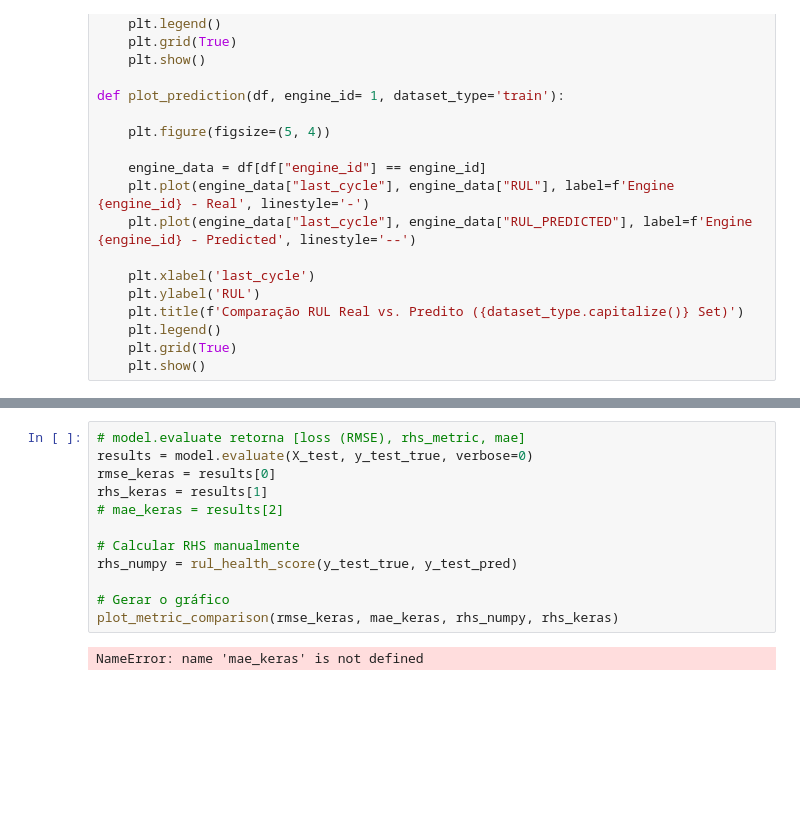
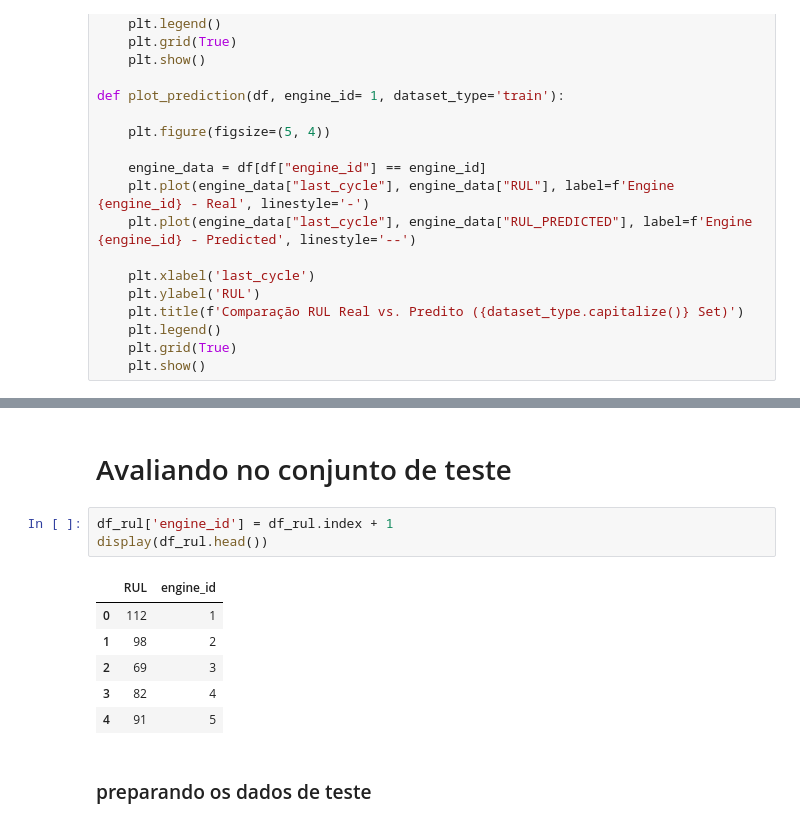
Before and after one commit to daviseemann/turbofan-rul-prediction-cmapss, a Jupyter notebook: notebooks/MLP-2.ipynb, the cells around one changed output, grey strips where cells are left out. Cells and saved outputs as stored; diff of their text form; blank space fills up the shorter version.

```diff
--- a/notebooks/MLP-2.ipynb
+++ b/notebooks/MLP-2.ipynb
@@ -521,14 +447,14 @@ def plot_metric_comparison(rmse_keras, mae_keras, rhs_numpy, rhs_keras):
-# %%
-# model.evaluate retorna [loss (RMSE), rhs_metric, mae]
-results = model.evaluate(X_test, y_test_true, verbose=0)
-rmse_keras = results[0]
-rhs_keras = results[1]
-# mae_keras = results[2]
-
-# Calcular RHS manualmente
-rhs_numpy = rul_health_score(y_test_true, y_test_pred)
-
-# Gerar o gráfico
-plot_metric_comparison(rmse_keras, mae_keras, rhs_numpy, rhs_keras)
-# %% [output]
-NameError: name 'mae_keras' is not defined
+# %% [markdown]
+# Avaliando no conjunto de teste
+# %%
+df_rul['engine_id'] = df_rul.index + 1
+display(df_rul.head())
+# %% [output]
+|  | RUL | engine_id |
+| 0 | 112 | 1 |
+| 1 | 98 | 2 |
+| 2 | 69 | 3 |
+| 3 | 82 | 4 |
+| 4 | 91 | 5 |
+# %% [markdown]
+### preparando os dados de teste
```
Also changed, not shown: parts of 31 cells of this notebook.
